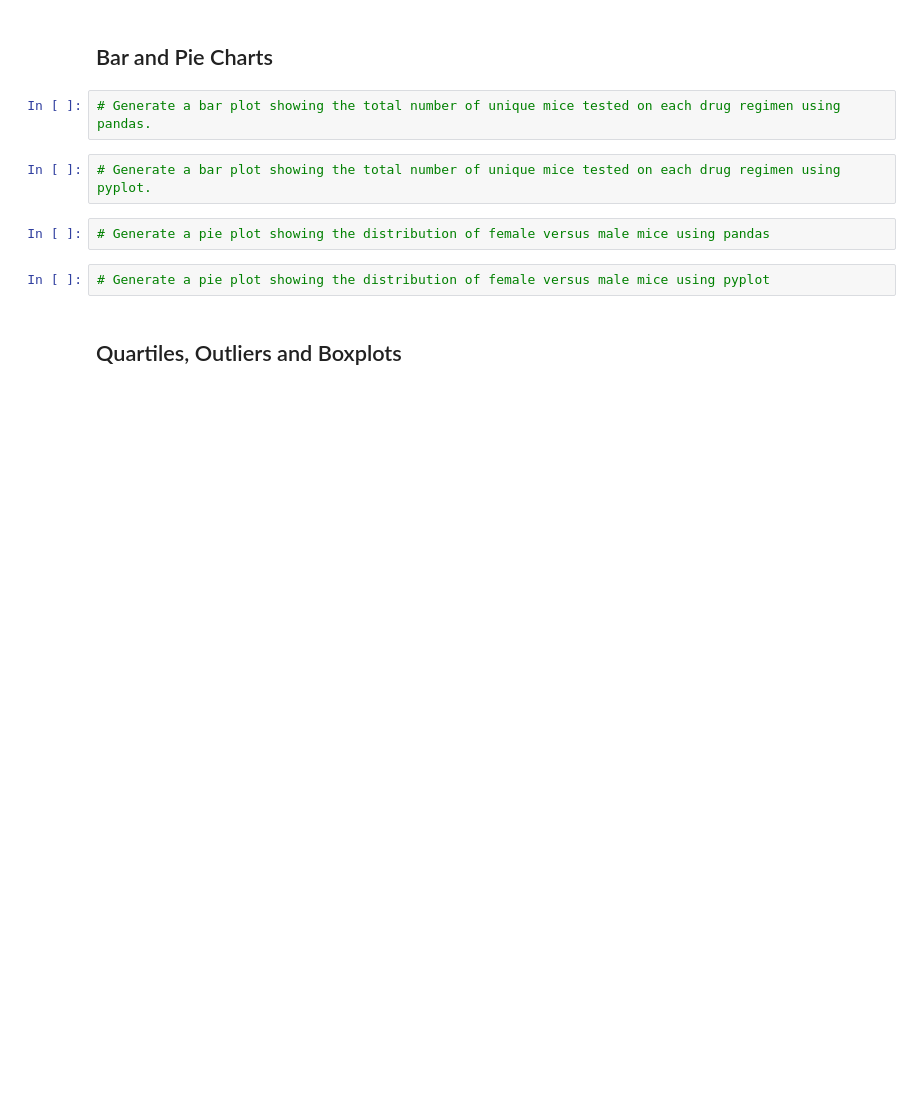
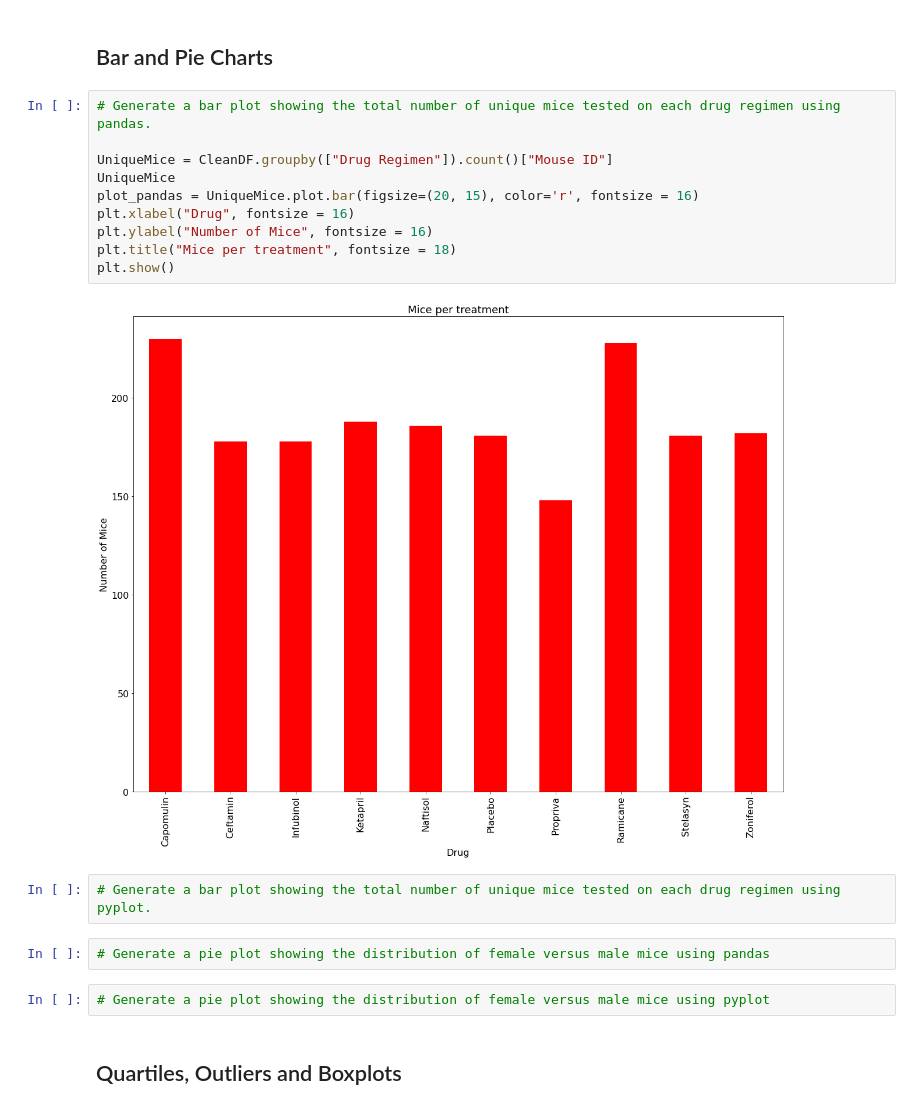
Before and after one commit to Amelchristy/Matplotlib, a Jupyter notebook: Pymaceuticals/Pymaceuticals.ipynb, the cells around one changed output. Cells and saved outputs as stored; diff of their text form; blank space fills up the shorter version.

```diff
--- a/Pymaceuticals/Pymaceuticals.ipynb
+++ b/Pymaceuticals/Pymaceuticals.ipynb
@@ -114,6 +127,16 @@ AttributeError: 'DataFrame' object has no attribute 'Agg'
 ## Bar and Pie Charts
 # %%
 # Generate a bar plot showing the total number of unique mice tested on each drug regimen using pandas.
+
+UniqueMice = CleanDF.groupby(["Drug Regimen"]).count()["Mouse ID"]
+UniqueMice
+plot_pandas = UniqueMice.plot.bar(figsize=(20, 15), color='r', fontsize = 16)
+plt.xlabel("Drug", fontsize = 16)
+plt.ylabel("Number of Mice", fontsize = 16)
+plt.title("Mice per treatment", fontsize = 18)
+plt.show()
+# %% [output]
+[figure, added]
 # %%
 # Generate a bar plot showing the total number of unique mice tested on each drug regimen using pyplot.
 # %%
```
Also changed, not shown: parts of 1 cell of this notebook.
